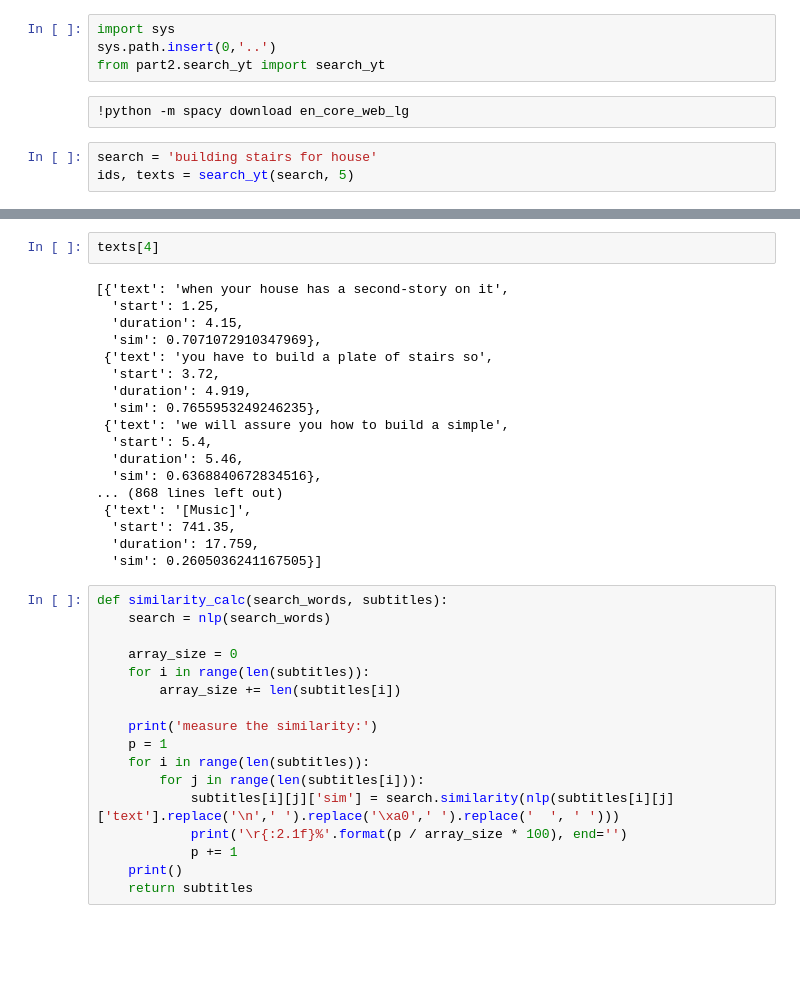
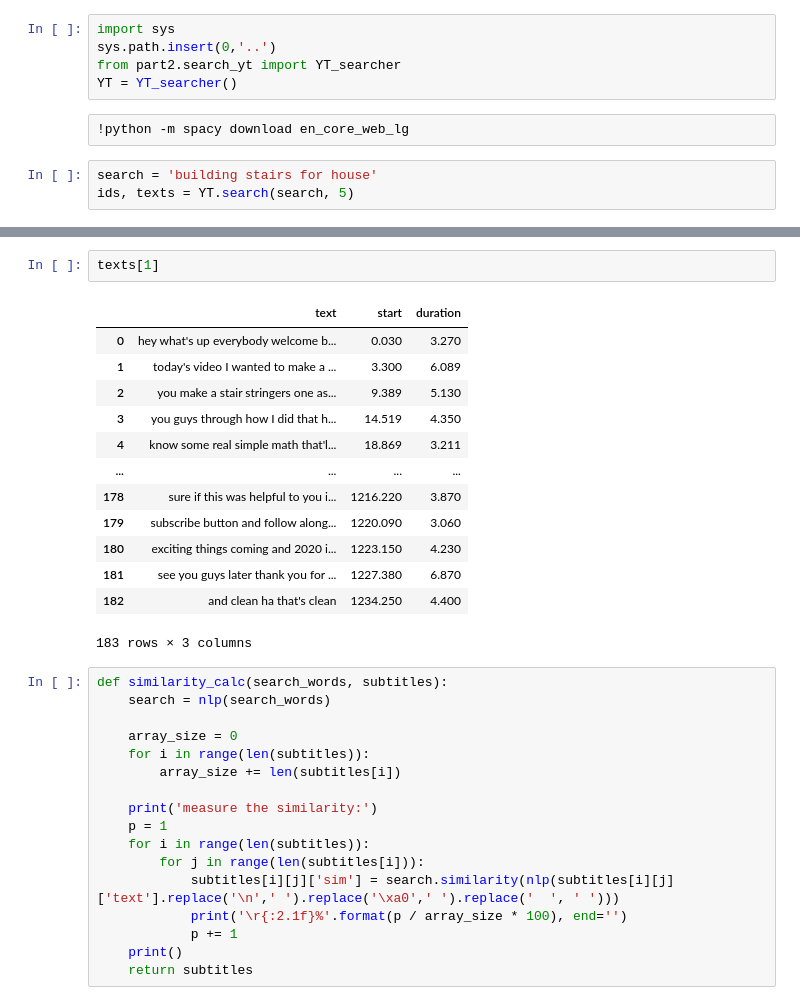
Before and after one commit to Otnielush/Info-retrieval, a Jupyter notebook: jupyter/filt_2.ipynb, the cells around one changed output, grey strips where cells are left out. Saved outputs shown, nothing was run; the diff lists cells and outputs as text; blank space fills up the shorter version.

```diff
--- a/jupyter/filt_2.ipynb
+++ b/jupyter/filt_2.ipynb
@@ -6,9 +6,10 @@ nlp = spacy.load('en_core_web_lg')
 # %%
 import sys
 sys.path.insert(0,'..')
-from part2.search_yt import search_yt
+from part2.search_yt import YT_searcher
+YT = YT_searcher()
 # %% [raw]
 !python -m spacy download en_core_web_lg
 # %%
 search = 'building stairs for house'
-ids, texts = search_yt(search, 5)
+ids, texts = YT.search(search, 5)
@@ -19,23 +22,19 @@ ids
 # %%
-texts[4]
+texts[1]
 # %% [output]
+|  | text | start | duration |
+| 0 | hey what's up everybody welcome b... | 0.030 | 3.270 |
+| 1 | today's video I wanted to make a ... | 3.300 | 6.089 |
+| 2 | you make a stair stringers one as... | 9.389 | 5.130 |
+| 3 | you guys through how I did that h... | 14.519 | 4.350 |
+| 4 | know some real simple math that'l... | 18.869 | 3.211 |
+| ... | ... | ... | ... |
+| 178 | sure if this was helpful to you i... | 1216.220 | 3.870 |
+| 179 | subscribe button and follow along... | 1220.090 | 3.060 |
+| 180 | exciting things coming and 2020 i... | 1223.150 | 4.230 |
+| 181 | see you guys later thank you for ... | 1227.380 | 6.870 |
+| 182 | and clean ha that's clean | 1234.250 | 4.400 |
-[{'text': 'when your house has a second-story on it',
-  'start': 1.25,
-  'duration': 4.15,
-  'sim': 0.7071072910347969},
- {'text': 'you have to build a plate of stairs so',
-  'start': 3.72,
-  'duration': 4.919,
-  'sim': 0.7655953249246235},
- {'text': 'we will assure you how to build a simple',
-  'start': 5.4,
-  'duration': 5.46,
-  'sim': 0.6368840672834516},
-... (868 lines left out)
- {'text': '[Music]',
-  'start': 741.35,
-  'duration': 17.759,
-  'sim': 0.2605036241167505}]
+183 rows × 3 columns
 # %%
 def similarity_calc(search_words, subtitles):
     search = nlp(search_words)
```
Also changed, not shown: parts of 3 cells of this notebook, 3 other files.
